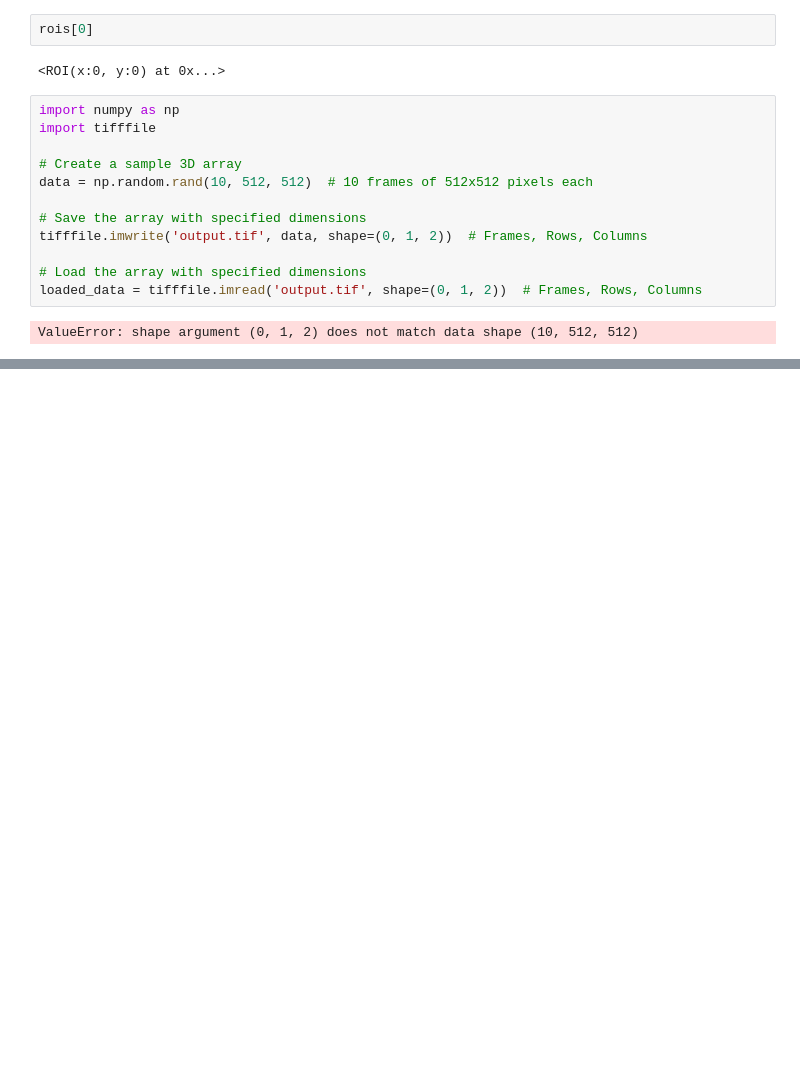
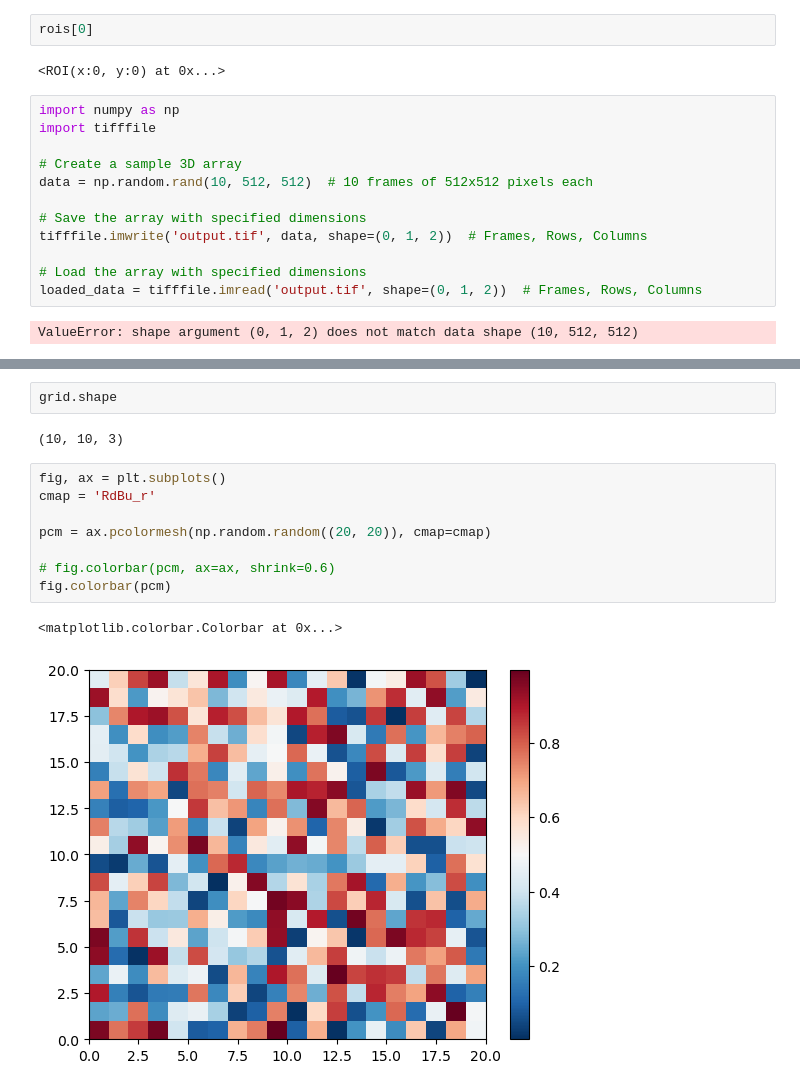
Before and after one commit to Julian-Webb/auto-cell-signal-extraction, a Jupyter notebook: notebooks/testing.ipynb, the cells around one changed output, grey strips where cells are left out. Cells and saved outputs as stored; diff of their text form; blank space fills up the shorter version.

```diff
--- a/notebooks/testing.ipynb
+++ b/notebooks/testing.ipynb
@@ -81,0 +141,15 @@ ValueError: shape argument (0, 1, 2) does not match data shape (10, 512, 512)
+# %%
+grid.shape
+# %% [output]
+(10, 10, 3)
+# %%
+fig, ax = plt.subplots()
+cmap = 'RdBu_r'
+
+pcm = ax.pcolormesh(np.random.random((20, 20)), cmap=cmap)
+
+# fig.colorbar(pcm, ax=ax, shrink=0.6)
+fig.colorbar(pcm)
+# %% [output]
+<matplotlib.colorbar.Colorbar at 0x...>
+[figure, added]
```
Also changed, not shown: parts of 9 cells of this notebook, 13 other files.
